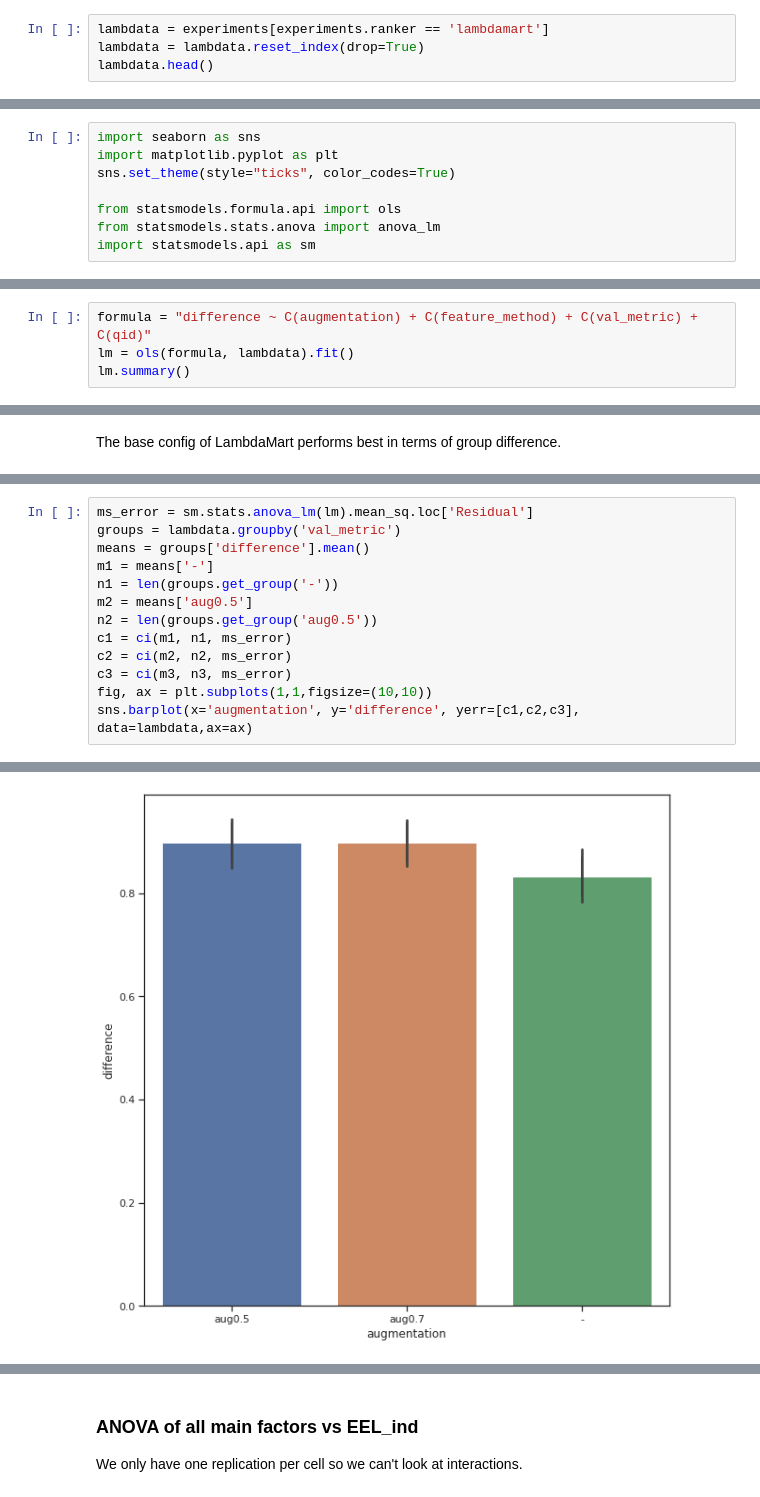
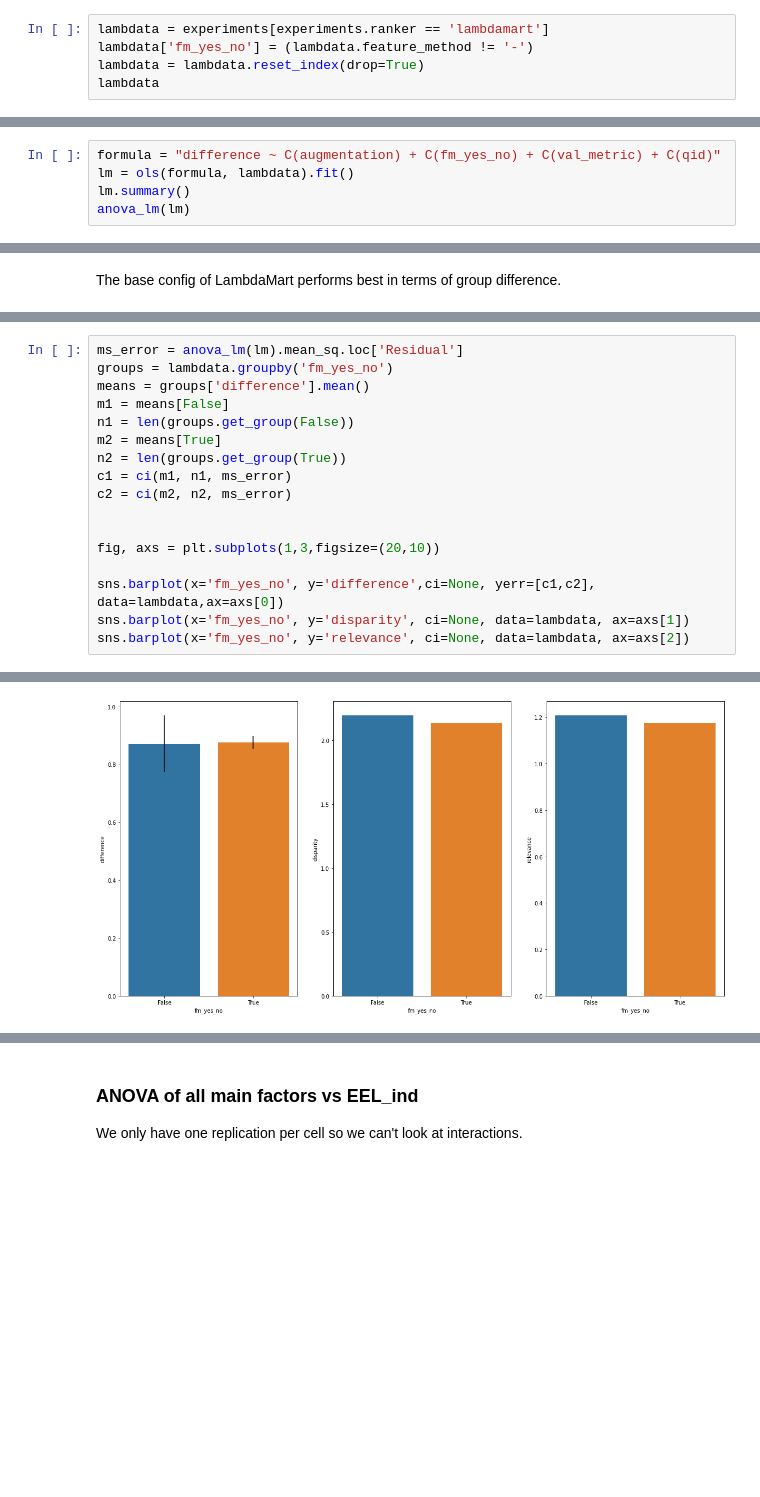
Before and after one commit to pilmus/thesis, a Jupyter notebook: app/notebooks/stats tests with qids.ipynb, the cells around one changed output, grey strips where cells are left out. Saved outputs shown, nothing was run; the diff lists cells and outputs as text; blank space fills up the shorter version.

```diff
--- a/app/notebooks/stats tests with qids.ipynb
+++ b/app/notebooks/stats tests with qids.ipynb
@@ -25,6 +81,7 @@ experiments.head()
 ### Select LambdaMart data
 # %%
 lambdata = experiments[experiments.ranker == 'lambdamart']
+lambdata['fm_yes_no'] = (lambdata.feature_method != '-')
 lambdata = lambdata.reset_index(drop=True)
-lambdata.head()
+lambdata
 # %% [output]
@@ -39,8 +105,0 @@ lambdata.head()
-# %%
-import seaborn as sns
-import matplotlib.pyplot as plt
-sns.set_theme(style="ticks", color_codes=True)
-
-from statsmodels.formula.api import ols
-from statsmodels.stats.anova import anova_lm
-import statsmodels.api as sm
@@ -104,7 +108,8 @@ def ci(m, num_observations, ms_error):
 
 We only have one replication per cell so we can't look at interactions.
 # %%
-formula = "difference ~ C(augmentation) + C(feature_method) + C(val_metric) + C(qid)"
+formula = "difference ~ C(augmentation) + C(fm_yes_no) + C(val_metric) + C(qid)"
 lm = ols(formula, lambdata).fit()
 lm.summary()
+anova_lm(lm)
 # %% [output]
@@ -312,14 +277,18 @@ sns.barplot(x='augmentation', y='difference', yerr=[c1,c2,c3], data=lambdata,ax=
 # %%
-ms_error = sm.stats.anova_lm(lm).mean_sq.loc['Residual']
-groups = lambdata.groupby('val_metric')
+ms_error = anova_lm(lm).mean_sq.loc['Residual']
+groups = lambdata.groupby('fm_yes_no')
 means = groups['difference'].mean()
-m1 = means['-']
-n1 = len(groups.get_group('-'))
-m2 = means['aug0.5']
-n2 = len(groups.get_group('aug0.5'))
+m1 = means[False]
+n1 = len(groups.get_group(False))
+m2 = means[True]
+n2 = len(groups.get_group(True))
 c1 = ci(m1, n1, ms_error)
 c2 = ci(m2, n2, ms_error)
-c3 = ci(m3, n3, ms_error)
-fig, ax = plt.subplots(1,1,figsize=(10,10))
-sns.barplot(x='augmentation', y='difference', yerr=[c1,c2,c3], data=lambdata,ax=ax)
+
+
+fig, axs = plt.subplots(1,3,figsize=(20,10))
+
+sns.barplot(x='fm_yes_no', y='difference',ci=None, yerr=[c1,c2], data=lambdata,ax=axs[0])
+sns.barplot(x='fm_yes_no', y='disparity', ci=None, data=lambdata, ax=axs[1])
+sns.barplot(x='fm_yes_no', y='relevance', ci=None, data=lambdata, ax=axs[2])
 # %% [output]
@@ -327 +296 @@ sns.barplot(x='augmentation', y='difference', yerr=[c1,c2,c3], data=lambdata,ax=
-[figure, old version]
+[figure, new version]
```
Also changed, not shown: parts of 418 cells of this notebook, 1 other file.
